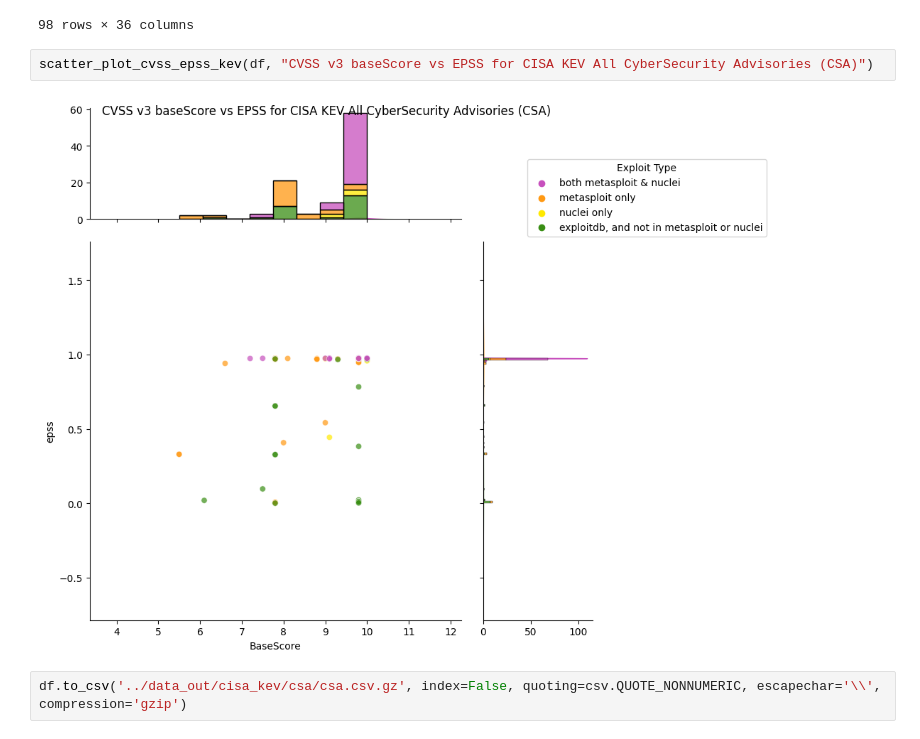
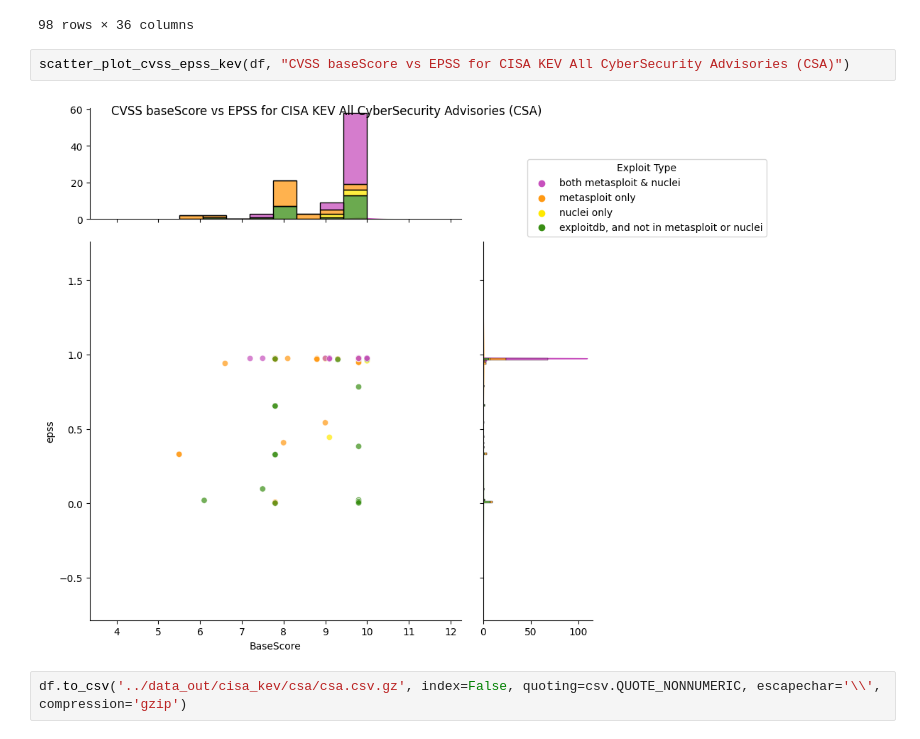
Before and after one commit to RiskBasedPrioritization/RiskBasedPrioritizationAnalysis, a Jupyter notebook: analysis/cisa_kev_epss_cvss.ipynb, the cells around one changed output. Cells and saved outputs as stored; diff of their text form.

```diff
--- a/analysis/cisa_kev_epss_cvss.ipynb
+++ b/analysis/cisa_kev_epss_cvss.ipynb
@@ -339,9 +339,9 @@ df
 | 97 | CVE-2022-24112 | 2022-02-11 | An attacker can abuse the batch-r... | NETWORK | LOW | NONE | ... |
 98 rows × 36 columns
 # %%
-scatter_plot_cvss_epss_kev(df, "CVSS v3 baseScore vs EPSS for CISA KEV All CyberSecurity Advisories (CSA)")
+scatter_plot_cvss_epss_kev(df, "CVSS baseScore vs EPSS for CISA KEV All CyberSecurity Advisories (CSA)")
 # %% [output]
-[figure, old version]
+[figure, new version]
 # %%
 df.to_csv('../data_out/cisa_kev/csa/csa.csv.gz', index=False, quoting=csv.QUOTE_NONNUMERIC, escapechar='\\', compression='gzip')
 # %%
```
Also changed, not shown: parts of 3 cells of this notebook.
